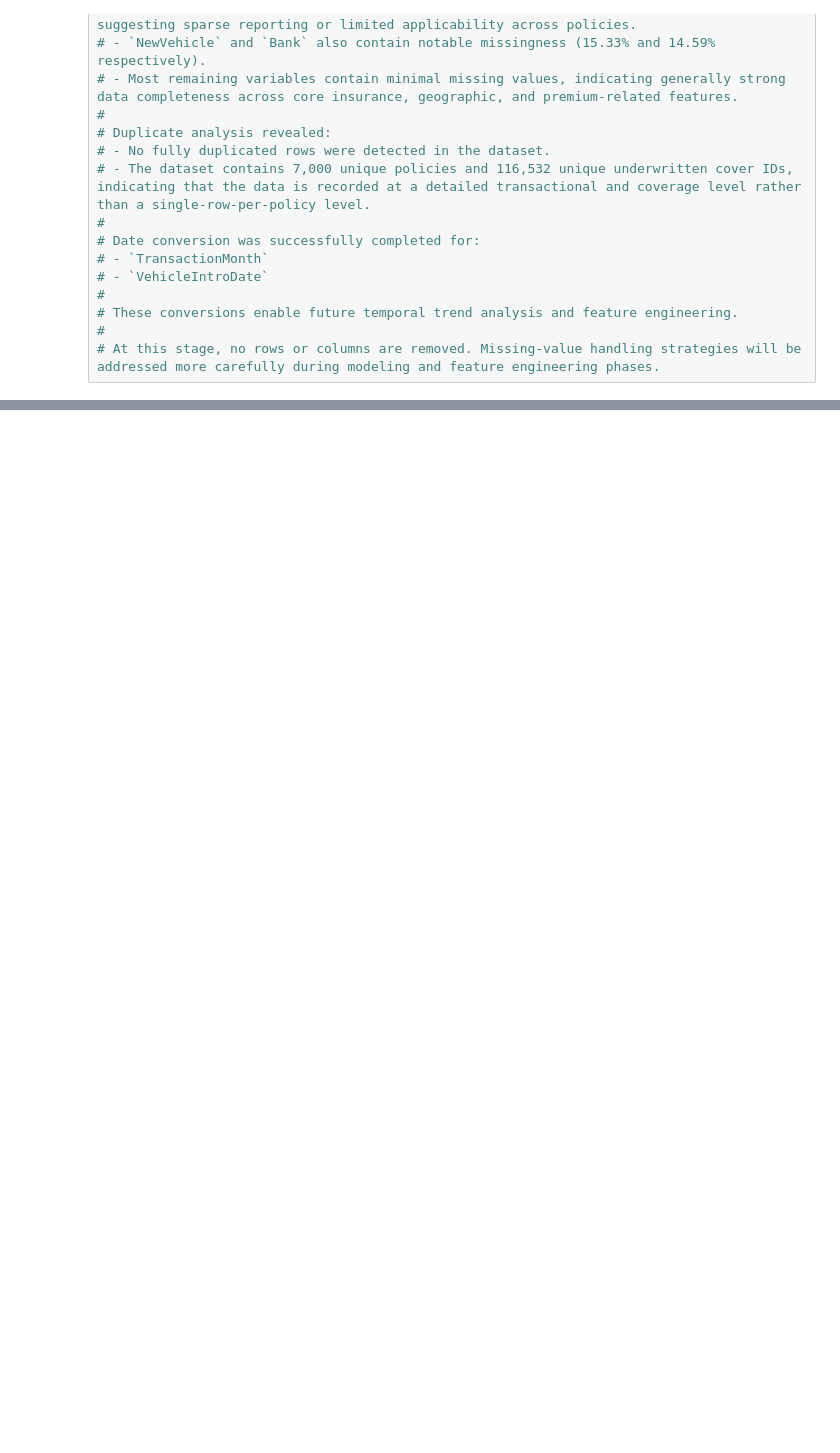
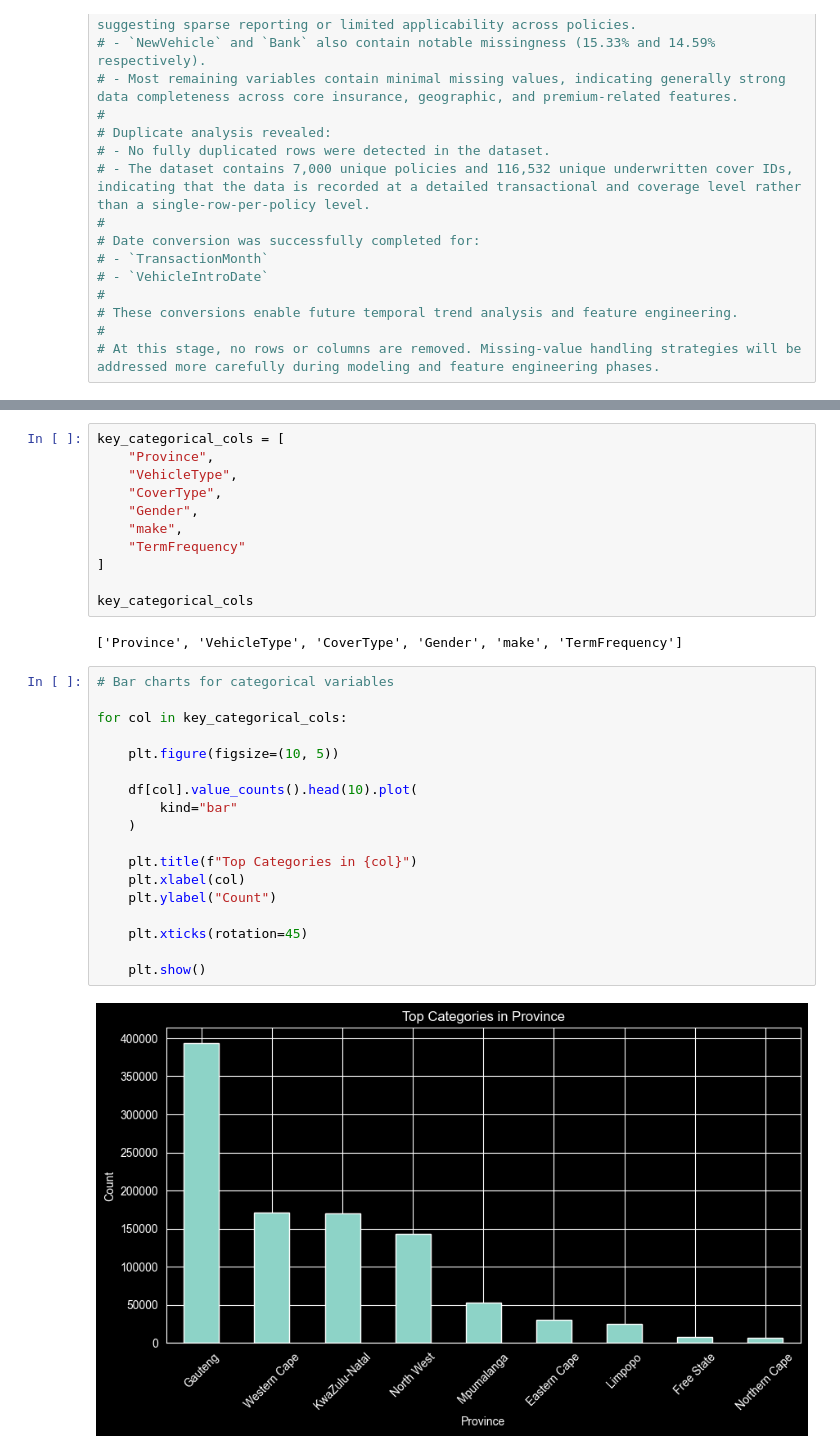
Before and after one commit to EldaGir/insurance-risk-analytics, a Jupyter notebook: notebooks/01_eda.ipynb, the cells around one changed output, grey strips where cells are left out. Drawn from its saved outputs; the diff is of its cells as text; blank space fills up the shorter version.

```diff
--- a/notebooks/01_eda.ipynb
+++ b/notebooks/01_eda.ipynb
@@ -232,0 +326,33 @@ Number of Categorical Columns: 34
+# %%
+key_categorical_cols = [
+    "Province",
+    "VehicleType",
+    "CoverType",
+    "Gender",
+    "make",
+    "TermFrequency"
+]
+
+key_categorical_cols
+# %% [output]
+['Province', 'VehicleType', 'CoverType', 'Gender', 'make', 'TermFrequency']
+# %%
+# Bar charts for categorical variables
+
+for col in key_categorical_cols:
+
+    plt.figure(figsize=(10, 5))
+
+    df[col].value_counts().head(10).plot(
+        kind="bar"
+    )
+
+    plt.title(f"Top Categories in {col}")
+    plt.xlabel(col)
+    plt.ylabel("Count")
+
+    plt.xticks(rotation=45)
+
+    plt.show()
+# %% [output]
+[figure, added]
```
Also changed, not shown: parts of 8 cells of this notebook.
